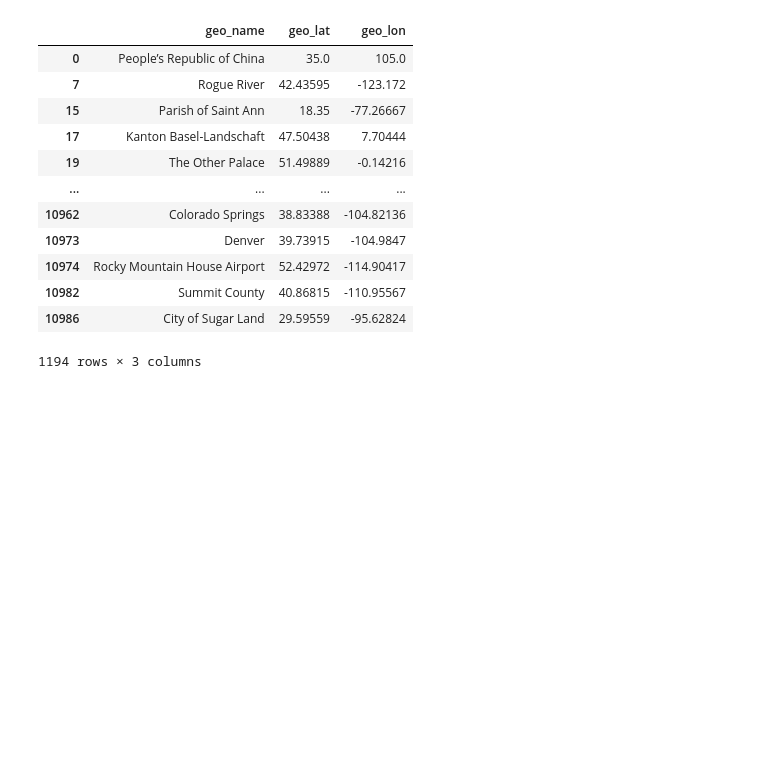
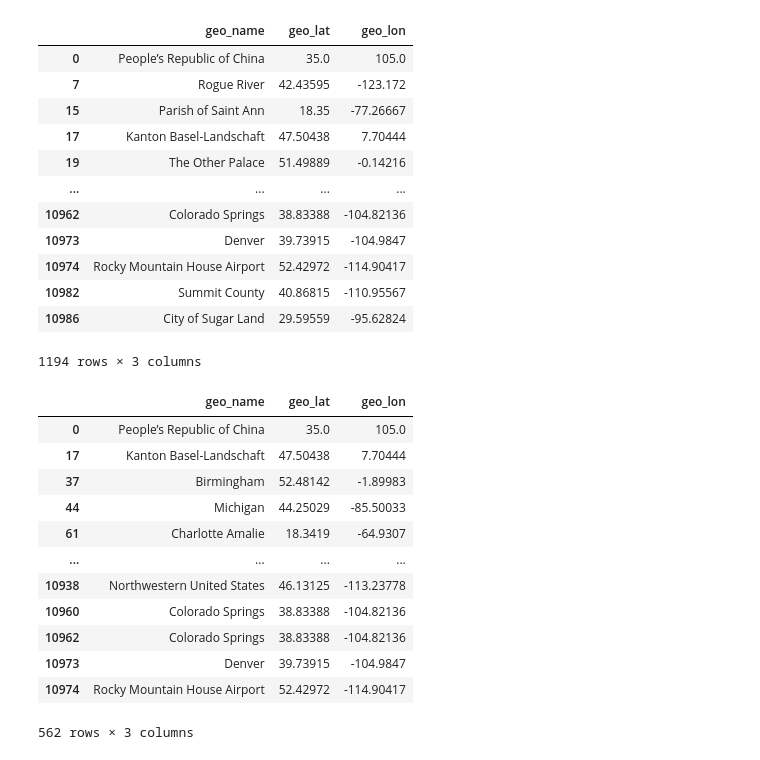
Before and after one commit to hyun95roh/DSCI550-assignment2, a Jupyter notebook: notebook/sandbox.ipynb, the cells around one changed output. Cells and saved outputs as stored; diff of their text form; code cells hidden in the pictures; blank space fills up the shorter version.

Commit message:
geotopic minor update

```diff
--- a/notebook/sandbox.ipynb
+++ b/notebook/sandbox.ipynb
@@ -423,3 +424,19 @@ geotopic_df.dropna()
 | 10982 | Summit County | 40.86815 | -110.95567 |
 | 10986 | City of Sugar Land | 29.59559 | -95.62824 |
 1194 rows × 3 columns
+# %%
+geotopic_df.dropna()[geotopic_df.dropna().geo_name.duplicated(keep=False)]
+# %% [output]
+|  | geo_name | geo_lat | geo_lon |
+| 0 | People’s Republic of China | 35.0 | 105.0 |
+| 17 | Kanton Basel-Landschaft | 47.50438 | 7.70444 |
+| 37 | Birmingham | 52.48142 | -1.89983 |
+| 44 | Michigan | 44.25029 | -85.50033 |
+| 61 | Charlotte Amalie | 18.3419 | -64.9307 |
+| ... | ... | ... | ... |
+| 10938 | Northwestern United States | 46.13125 | -113.23778 |
+| 10960 | Colorado Springs | 38.83388 | -104.82136 |
+| 10962 | Colorado Springs | 38.83388 | -104.82136 |
+| 10973 | Denver | 39.73915 | -104.9847 |
+| 10974 | Rocky Mountain House Airport | 52.42972 | -114.90417 |
+562 rows × 3 columns
```
Also changed, not shown: parts of 1 cell of this notebook, 1 other file.
